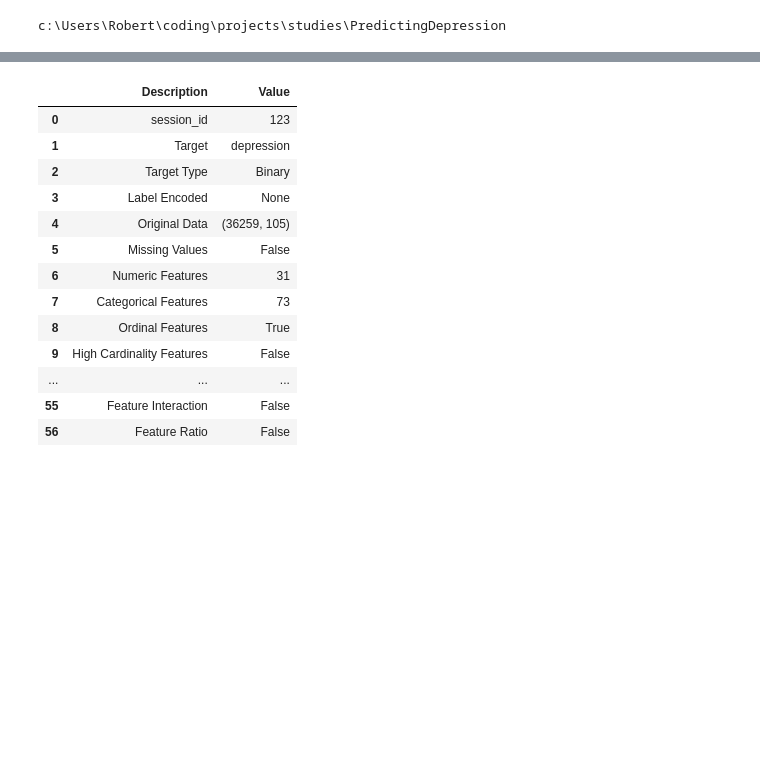
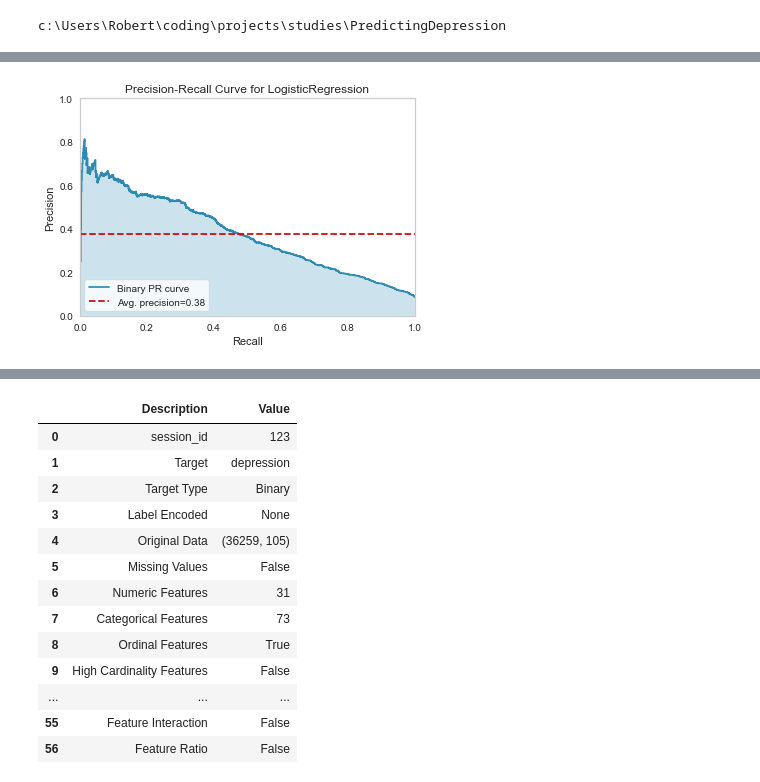
Before and after one commit to MrMiki890/PredictingDepression, a Jupyter notebook: notebooks/modeling.ipynb, the cells around one changed output, grey strips where cells are left out. Cells and saved outputs as stored; diff of their text form; code cells hidden in the pictures; blank space fills up the shorter version.

```diff
--- a/notebooks/modeling.ipynb
+++ b/notebooks/modeling.ipynb
@@ -141,0 +213,2 @@ hmar = compare_models(n_select=3)
+# %%
+lr = create_model("lr")
@@ -141,0 +232,4 @@ hmar = compare_models(n_select=3)
+# %%
+plot_model(lr, "pr")
+# %% [output]
+[figure, added]
```
Also changed, not shown: parts of 14 cells of this notebook, 10 other files.
